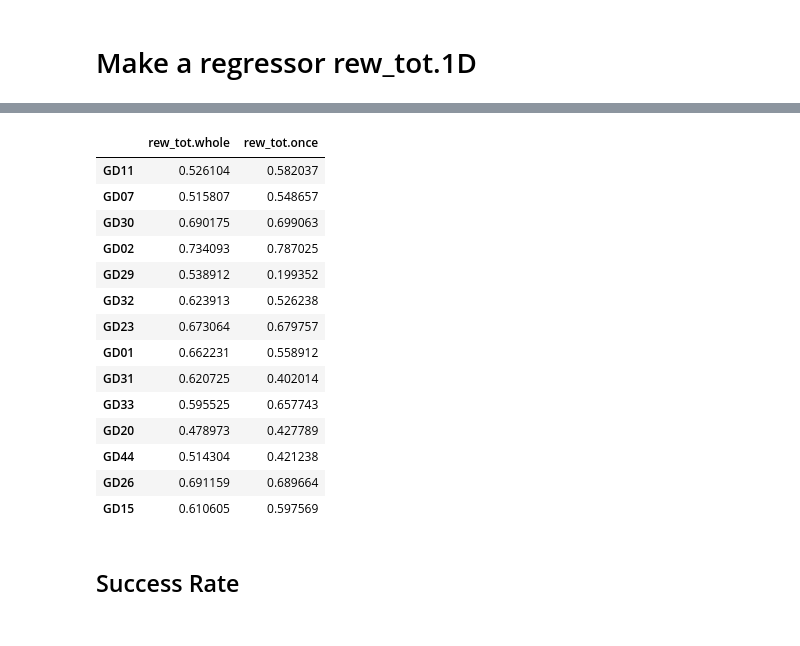
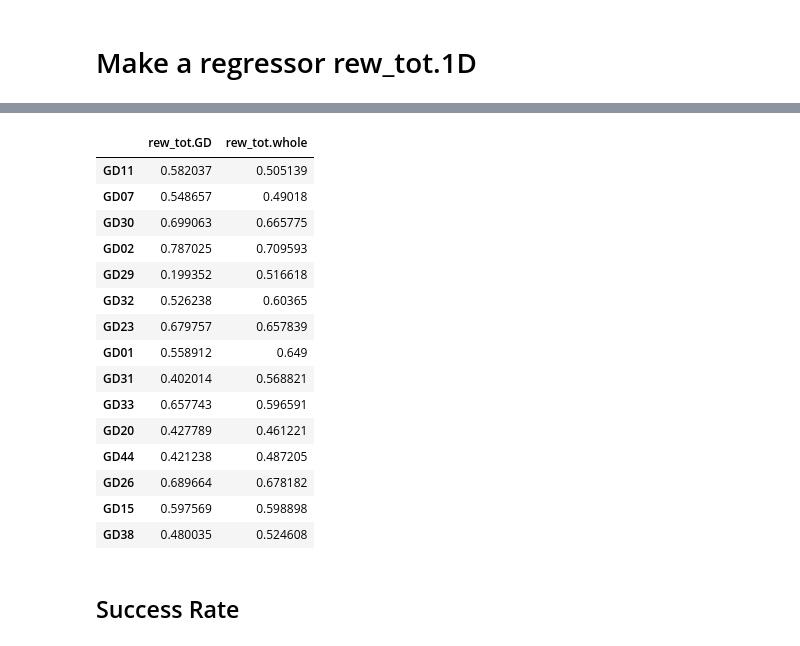
Before and after one commit to psb629/labs, a Jupyter notebook: GD/scripts/Behavior_analysis.ipynb, the cells around one changed output, grey strips where cells are left out. Cells and saved outputs as stored; diff of their text form; code cells hidden in the pictures.

Commit message:
renew calc_mrew as GL, and calculated rew_tot

```diff
--- a/GD/scripts/Behavior_analysis.ipynb
+++ b/GD/scripts/Behavior_analysis.ipynb
@@ -27,7 +27,7 @@ subj_list_GA = ['GA01', 'GA02', 'GA05', 'GA07', 'GA08',
 # %%
 subj_list_GD = ['GD11', 'GD07', 'GD30', 'GD02', 'GD29',
                 'GD32', 'GD23', 'GD01', 'GD31', 'GD33',
-                'GD20', 'GD44', 'GD26', 'GD15']
+                'GD20', 'GD44', 'GD26', 'GD15', 'GD38']
 # %%
 subj_list = subj_list_GA
 today = date.today().strftime("%Y%m%d")
@@ -91,3 +102,34 @@ def calc_mrew(behav_datum):
+# %%
+def calc_mrew(behav_datum):
+    datum = scipy.io.loadmat(behav_datum)
+    nS = int(datum['nSampleTrial'][0][0])
+#     tpr = int(datum['nTrialperRun'][0][0])   # 1 + 12 trials/block * 12 blocks
+    tpr = 97   # 1 + 12 trials/block * 8 blocks
+    nrun = int(datum['nRun'][0][0])
+
+    temp = datum['LearnTrialStartTime'][0]
+    idx_editpoint = [i+1 for i,t in enumerate(temp[:-2]) if (temp[i]>temp[i+1])]
+
+    cnt_hit_all = np.zeros((tpr*nrun,nS), dtype=bool)
+    for t,ID in enumerate(datum['targetID'][0][idx_editpoint[0]:]):
+        pos = datum['boxSize']*convert_ID(ID)
+        xy = datum['allXY'][:,nS*t:nS*(t+1)] # allXY.shape = (2, 60 Hz * 5 s/trial * 97 trials/run * 7 runs = 203700 frames)
+        err = xy - np.ones((2,nS))*pos.T     # err.shape = (2, nS)
+        cnt_hit_all[t,:] = (abs(err[0,:]) <= datum['boxSize']*0.5) & (abs(err[1,:]) <= datum['boxSize']*0.5)
+
+    rew_bin = np.zeros((nrun,spt*tpr))
+    for r in range(nrun):
+        temp = cnt_hit_all[tpr*r:tpr*(r+1),:].reshape(nS*tpr,1)
+        for i in range(spt*tpr):
+            rew_bin[r,i] = sum(temp[60*i:60*(i+1)])
+
+    max_score =  nS*ntrial   ## total frames in a block
+    temp = rew_bin[:,spt:].reshape(nrun*spt*ntrial*nblock)
+    norm_mrew = np.zeros(nblock*nrun)
+    for i in range(nblock*nrun):
+        norm_mrew[i] = sum(temp[spt*ntrial*i:spt*ntrial*(i+1)])/max_score
+
+    return norm_mrew
 # %%
 def gr4allXY(run):
     ## get a range for allXY
@@ -198,18 +240,18 @@ def calc_AR(subj):
 # %%
 behav_datum = GA_dir + '/behav_data/mrew_errR_30_run1to3_20190626.mat'
 data = scipy.io.loadmat(behav_datum)
+col1 = "rew_tot.GD"
+col2 = "rew_tot.whole"
 
-df = pd.DataFrame(columns = ["rew_tot.whole", "rew_tot.once"])
+df = pd.DataFrame(columns = [col1, col2])
 for subj in subj_list_GD:
     behav_datum = behav_dir + '/%s-refmri.mat' %subj
-    temp = calc_mrew(behav_datum)[:24]
-    print("%s:\nonce.shape = "%subj,temp.shape)
-    df.loc[subj,'rew_tot.once'] = np.mean(temp)
+    temp = calc_mrew(behav_datum)
+    df.loc[subj,col1] = np.mean(temp[:24]) # average rewards from GD-RUN 1-3 (=GD day)
 
     idx_GA = 'GA' + subj[2:]
     temp = np.append(data['%s_mrew_all'%idx_GA].reshape(168), temp)
-    print("whole.shape = ",temp.shape)
-    df.loc[subj,'rew_tot.whole'] = np.mean(temp)
+    df.loc[subj,col2] = np.mean(temp) # average rewards from GA 7-days and GD day
 df
 # %% [output]
 Matched...
@@ -232,16 +272,17 @@ whole.shape =  (192,)
-|  | rew_tot.whole | rew_tot.once |
-| GD11 | 0.526104 | 0.582037 |
-| GD07 | 0.515807 | 0.548657 |
-| GD30 | 0.690175 | 0.699063 |
-| GD02 | 0.734093 | 0.787025 |
-| GD29 | 0.538912 | 0.199352 |
-| GD32 | 0.623913 | 0.526238 |
-| GD23 | 0.673064 | 0.679757 |
-| GD01 | 0.662231 | 0.558912 |
-| GD31 | 0.620725 | 0.402014 |
-| GD33 | 0.595525 | 0.657743 |
-| GD20 | 0.478973 | 0.427789 |
-| GD44 | 0.514304 | 0.421238 |
-| GD26 | 0.691159 | 0.689664 |
-| GD15 | 0.610605 | 0.597569 |
+|  | rew_tot.GD | rew_tot.whole |
+| GD11 | 0.582037 | 0.505139 |
+| GD07 | 0.548657 | 0.49018 |
+| GD30 | 0.699063 | 0.665775 |
+| GD02 | 0.787025 | 0.709593 |
+| GD29 | 0.199352 | 0.516618 |
+| GD32 | 0.526238 | 0.60365 |
+| GD23 | 0.679757 | 0.657839 |
+| GD01 | 0.558912 | 0.649 |
+| GD31 | 0.402014 | 0.568821 |
+| GD33 | 0.657743 | 0.596591 |
+| GD20 | 0.427789 | 0.461221 |
+| GD44 | 0.421238 | 0.487205 |
+| GD26 | 0.689664 | 0.678182 |
+| GD15 | 0.597569 | 0.598898 |
+| GD38 | 0.480035 | 0.524608 |
 # %%
```
Also changed, not shown: parts of 5 cells of this notebook, 3 other files.
